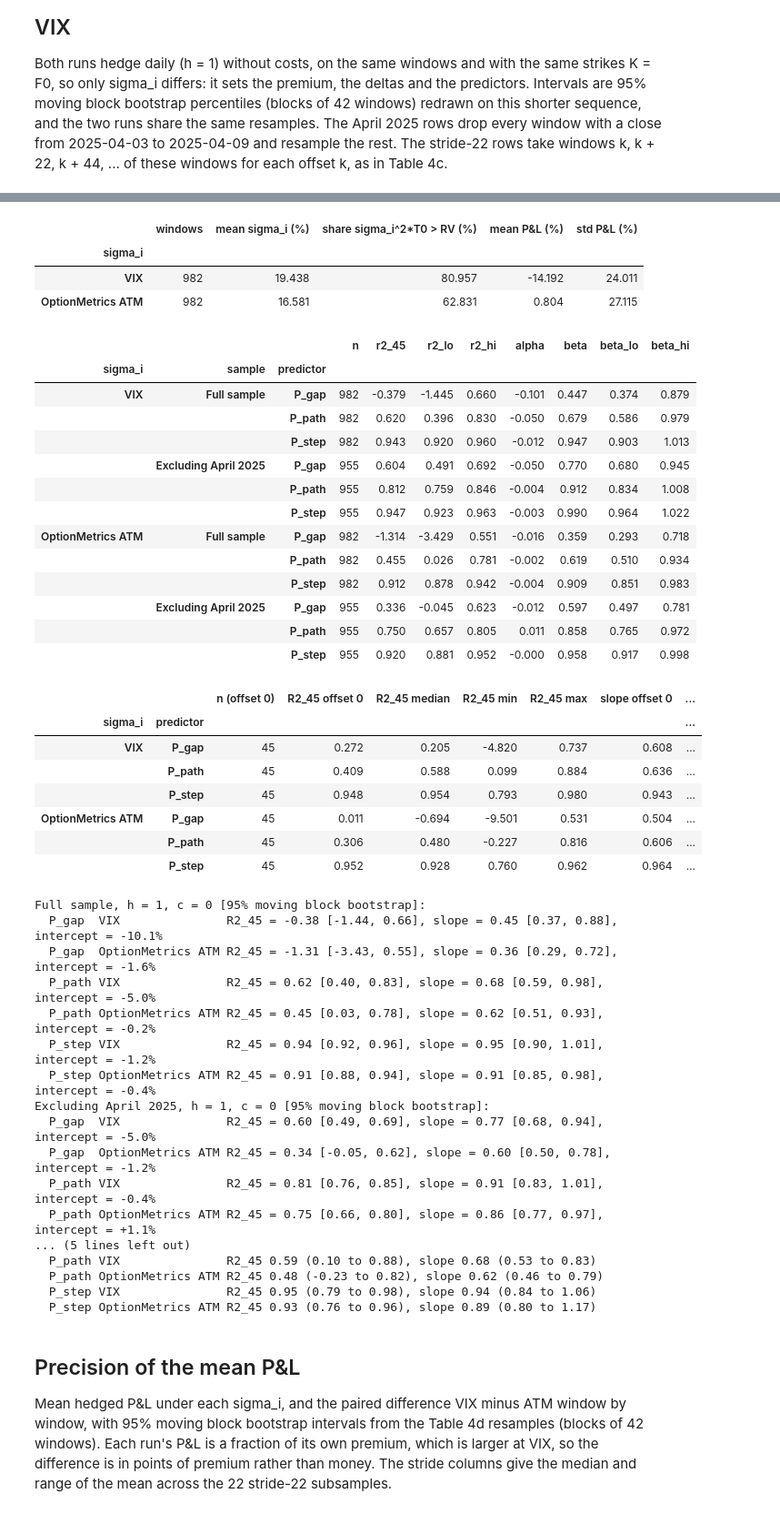
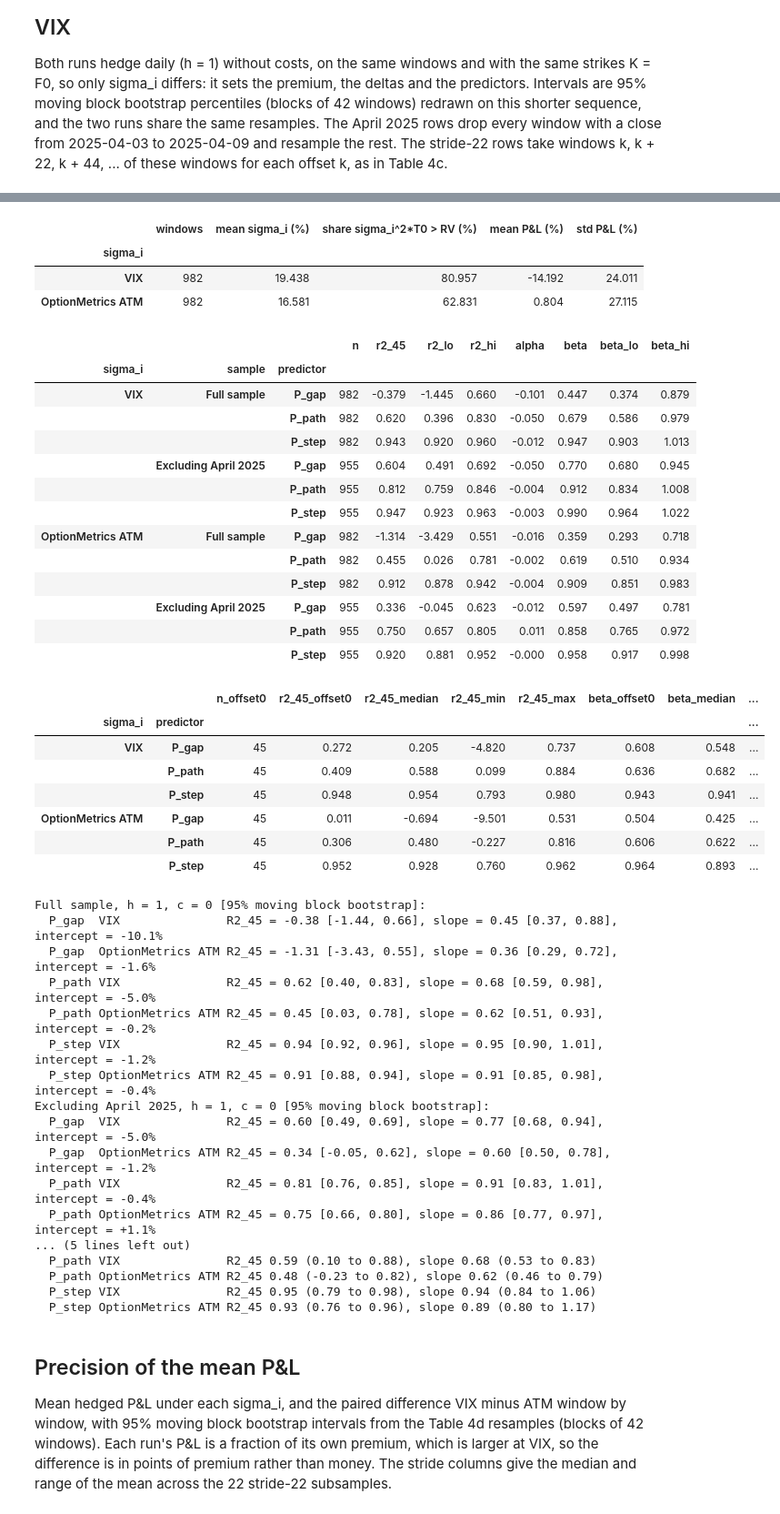
Before and after one commit to yogi-agarwal/vol-surface-delta-hedging, a Jupyter notebook: notebooks/analysis.ipynb, the cells around one changed output, grey strips where cells are left out. Shown at 91% size. Saved outputs shown, nothing was run; the diff lists cells and outputs as text; code cells hidden in the pictures.

```diff
--- a/notebooks/analysis.ipynb
+++ b/notebooks/analysis.ipynb
@@ -501,9 +488,9 @@ print(f"Non-overlapping subsamples ({len(subsamples)} offsets at stride {STRIDE}
       f"{min(sizes)} to {max(sizes)} windows each):")
 for name in PREDICTORS:
     row = table_4c.loc[(1, name)]
-    print(f"  {name:<6} offset 0: R2_45 = {row['R2_45 offset 0']:.2f}, slope = {row['slope offset 0']:.2f}; "
-          f"across all: R2_45 median {row['R2_45 median']:.2f} ({row['R2_45 min']:.2f} to {row['R2_45 max']:.2f}), "
-          f"slope median {row['slope median']:.2f} ({row['slope min']:.2f} to {row['slope max']:.2f})")
+    print(f"  {name:<6} offset 0: R2_45 = {row['r2_45_offset0']:.2f}, slope = {row['beta_offset0']:.2f}; "
+          f"across all: R2_45 median {row['r2_45_median']:.2f} ({row['r2_45_min']:.2f} to {row['r2_45_max']:.2f}), "
+          f"slope median {row['beta_median']:.2f} ({row['beta_min']:.2f} to {row['beta_max']:.2f})")
 print()
 rmse_1 = table_4a.xs(1, level="h")
 print("Hedging error e = P&L - P_gap, daily: RMSE " + ", ".join(
@@ -599,7 +586,7 @@ if om is not None:
     print(f"{len(subsamples_5c)} subsamples at stride {STRIDE}, {min(sizes_5c)} to {max(sizes_5c)} windows each")
     print(f"Mean realised vol sigma_r over these windows: {sigma_r_5c.mean():.2%}")
 
-    summary_5c, ladders_5c, stride_rows = {}, {}, []
+    summary_5c, ladders_5c, stride_5c = {}, {}, {}
     for label, res in runs_5c.items():
         sig = sigma_5c[label]
         summary_5c[label] = {
@@ -613,22 +600,10 @@ if om is not None:
         ladders_5c[(label, "Excluding April 2025")] = hg.r2_ladder(
             res.pnl[keep_5c], predictors(res, keep_5c), boot_5c_keep
         )
-        per_offset = pd.concat(
-            {k: hg.r2_ladder(res.pnl[sub], predictors(res, sub)) for k, sub in enumerate(subsamples_5c)},
-            names=["offset", "predictor"],
-        )
-        for name in PREDICTORS:
-            x = per_offset.xs(name, level="predictor")
-            row = {"sigma_i": label, "predictor": name, "n (offset 0)": int(x.loc[0, "n"])}
-            for stat, col in (("r2_45", "R2_45"), ("beta", "slope")):
-                row[f"{col} offset 0"] = x.loc[0, stat]
-                row[f"{col} median"] = x[stat].median()
-                row[f"{col} min"] = x[stat].min()
-                row[f"{col} max"] = x[stat].max()
-            stride_rows.append(row)
+        stride_5c[label] = hg.stride_ladder(res.pnl, predictors(res), subsamples_5c)
     table_4d_summary = pd.DataFrame.from_dict(summary_5c, orient="index").rename_axis("sigma_i")
     table_4d_ladder = pd.concat(ladders_5c, names=["sigma_i", "sample", "predictor"])
-    table_4d_stride = pd.DataFrame(stride_rows).set_index(["sigma_i", "predictor"])
+    table_4d_stride = pd.concat(stride_5c, names=["sigma_i", "predictor"])
     with pd.option_context("display.max_rows", 100, "display.float_format", "{:.3f}".format):
         display(table_4d_summary)
         display(table_4d_ladder)
@@ -639,44 +614,44 @@ if om is not None:
         for name in PREDICTORS:
             for label in sigma_5c:
                 print(f"  {name:<6} {label:<17} {ladder_line(table_4d_ladder.loc[(label, sample, name)])}")
     print(f"Stride-22 subsamples, median (min to max) across {len(subsamples_5c)} offsets:")
     for name in PREDICTORS:
         for label in sigma_5c:
             row = table_4d_stride.loc[(label, name)]
-            print(f"  {name:<6} {label:<17} R2_45 {row['R2_45 median']:.2f} ({row['R2_45 min']:.2f} to "
-                  f"{row['R2_45 max']:.2f}), slope {row['slope median']:.2f} ({row['slope min']:.2f} to "
-                  f"{row['slope max']:.2f})")
+            print(f"  {name:<6} {label:<17} R2_45 {row['r2_45_median']:.2f} ({row['r2_45_min']:.2f} to "
+                  f"{row['r2_45_max']:.2f}), slope {row['beta_median']:.2f} ({row['beta_min']:.2f} to "
+                  f"{row['beta_max']:.2f})")
 # %% [output]
 VIX run against the Stage 5b results on these windows: largest difference 0.0e+00
 April 2025 exclusion: 27 windows removed, 955 kept
 22 subsamples at stride 22, 44 to 45 windows each
 Mean realised vol sigma_r over these windows: 16.56%
 |  | windows | mean sigma_i (%) | share sigma_i^2*T0 > RV (%) | mean P&L (%) | std P&L (%) |
 | sigma_i |  |  |  |  |  |
 | VIX | 982 | 19.438 | 80.957 | -14.192 | 24.011 |
 | OptionMetrics ATM | 982 | 16.581 | 62.831 | 0.804 | 27.115 |
 |  |  |  | n | r2_45 | r2_lo | r2_hi | alpha | beta | beta_lo | beta_hi |
 | sigma_i | sample | predictor |  |  |  |  |  |  |  |  |
 | VIX | Full sample | P_gap | 982 | -0.379 | -1.445 | 0.660 | -0.101 | 0.447 | 0.374 | 0.879 |
 |  |  | P_path | 982 | 0.620 | 0.396 | 0.830 | -0.050 | 0.679 | 0.586 | 0.979 |
 |  |  | P_step | 982 | 0.943 | 0.920 | 0.960 | -0.012 | 0.947 | 0.903 | 1.013 |
 |  | Excluding April 2025 | P_gap | 955 | 0.604 | 0.491 | 0.692 | -0.050 | 0.770 | 0.680 | 0.945 |
 |  |  | P_path | 955 | 0.812 | 0.759 | 0.846 | -0.004 | 0.912 | 0.834 | 1.008 |
 |  |  | P_step | 955 | 0.947 | 0.923 | 0.963 | -0.003 | 0.990 | 0.964 | 1.022 |
 | OptionMetrics ATM | Full sample | P_gap | 982 | -1.314 | -3.429 | 0.551 | -0.016 | 0.359 | 0.293 | 0.718 |
 |  |  | P_path | 982 | 0.455 | 0.026 | 0.781 | -0.002 | 0.619 | 0.510 | 0.934 |
 |  |  | P_step | 982 | 0.912 | 0.878 | 0.942 | -0.004 | 0.909 | 0.851 | 0.983 |
 |  | Excluding April 2025 | P_gap | 955 | 0.336 | -0.045 | 0.623 | -0.012 | 0.597 | 0.497 | 0.781 |
 |  |  | P_path | 955 | 0.750 | 0.657 | 0.805 | 0.011 | 0.858 | 0.765 | 0.972 |
 |  |  | P_step | 955 | 0.920 | 0.881 | 0.952 | -0.000 | 0.958 | 0.917 | 0.998 |
-|  |  | n (offset 0) | R2_45 offset 0 | R2_45 median | R2_45 min | R2_45 max | slope offset 0 | ... |
-| sigma_i | predictor |  |  |  |  |  |  | ... |
-| VIX | P_gap | 45 | 0.272 | 0.205 | -4.820 | 0.737 | 0.608 | ... |
-|  | P_path | 45 | 0.409 | 0.588 | 0.099 | 0.884 | 0.636 | ... |
-|  | P_step | 45 | 0.948 | 0.954 | 0.793 | 0.980 | 0.943 | ... |
-| OptionMetrics ATM | P_gap | 45 | 0.011 | -0.694 | -9.501 | 0.531 | 0.504 | ... |
-|  | P_path | 45 | 0.306 | 0.480 | -0.227 | 0.816 | 0.606 | ... |
-|  | P_step | 45 | 0.952 | 0.928 | 0.760 | 0.962 | 0.964 | ... |
+|  |  | n_offset0 | r2_45_offset0 | r2_45_median | r2_45_min | r2_45_max | beta_offset0 | beta_median | ... |
+| sigma_i | predictor |  |  |  |  |  |  |  | ... |
+| VIX | P_gap | 45 | 0.272 | 0.205 | -4.820 | 0.737 | 0.608 | 0.548 | ... |
+|  | P_path | 45 | 0.409 | 0.588 | 0.099 | 0.884 | 0.636 | 0.682 | ... |
+|  | P_step | 45 | 0.948 | 0.954 | 0.793 | 0.980 | 0.943 | 0.941 | ... |
+| OptionMetrics ATM | P_gap | 45 | 0.011 | -0.694 | -9.501 | 0.531 | 0.504 | 0.425 | ... |
+|  | P_path | 45 | 0.306 | 0.480 | -0.227 | 0.816 | 0.606 | 0.622 | ... |
+|  | P_step | 45 | 0.952 | 0.928 | 0.760 | 0.962 | 0.964 | 0.893 | ... |
 Full sample, h = 1, c = 0 [95% moving block bootstrap]:
   P_gap  VIX               R2_45 = -0.38 [-1.44, 0.66], slope = 0.45 [0.37, 0.88], intercept = -10.1%
   P_gap  OptionMetrics ATM R2_45 = -1.31 [-3.43, 0.55], slope = 0.36 [0.29, 0.72], intercept = -1.6%
```
Also changed, not shown: parts of 2 cells of this notebook, 2 other files.
